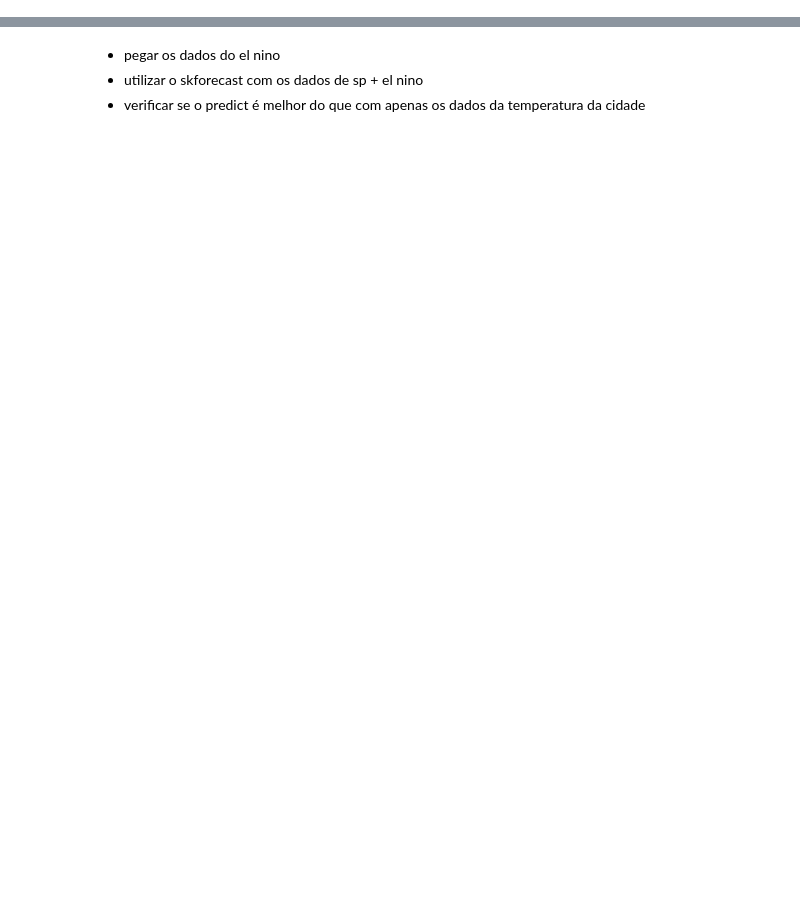
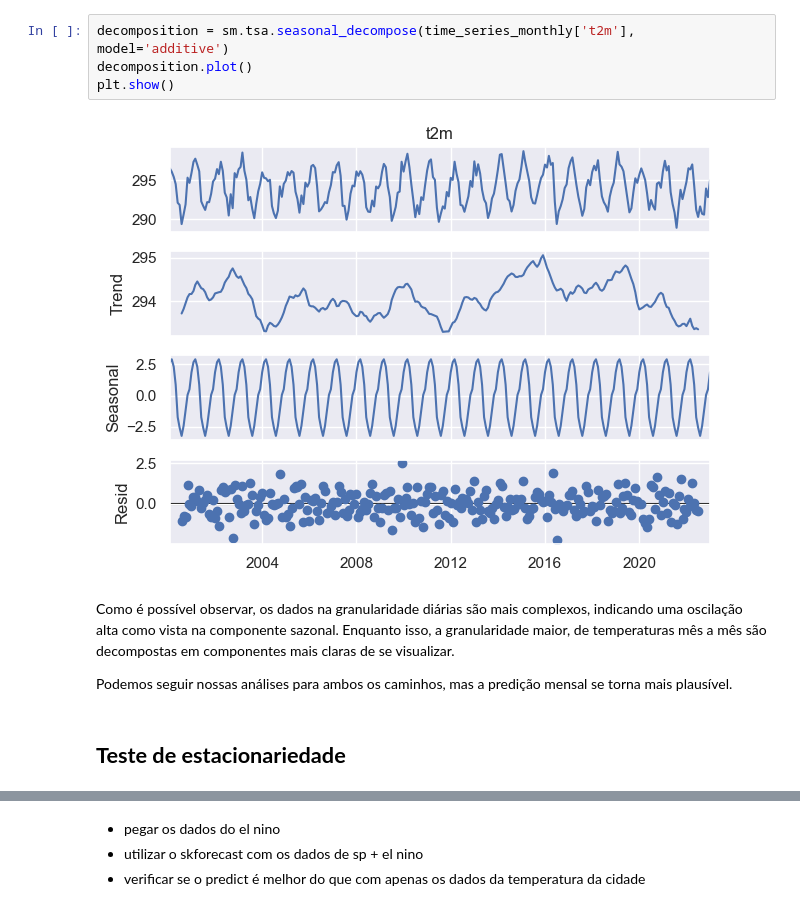
Before and after one commit to pedroaurgomes/AI4GOOD-LosNinos, a Jupyter notebook: el_nino.ipynb, the cells around one changed output, grey strips where cells are left out. Saved outputs shown, nothing was run; the diff lists cells and outputs as text; blank space fills up the shorter version.

```diff
--- a/el_nino.ipynb
+++ b/el_nino.ipynb
@@ -349,0 +224,12 @@ Utilizar modelos de Série Temporal multi-variado para agregar as informações
+# %%
+decomposition = sm.tsa.seasonal_decompose(time_series_monthly['t2m'], model='additive')
+decomposition.plot()
+plt.show()
+# %% [output]
+[figure, added]
+# %% [markdown]
+Como é possível observar, os dados na granularidade diárias são mais complexos, indicando uma oscilação alta como vista na componente sazonal. Enquanto isso, a granularidade maior, de temperaturas mês a mês são decompostas em componentes mais claras de se visualizar.
+
+Podemos seguir nossas análises para ambos os caminhos, mas a predição mensal se torna mais plausível.
+# %% [markdown]
+## **Teste de estacionariedade**
```
Also changed, not shown: parts of 142 cells of this notebook.
